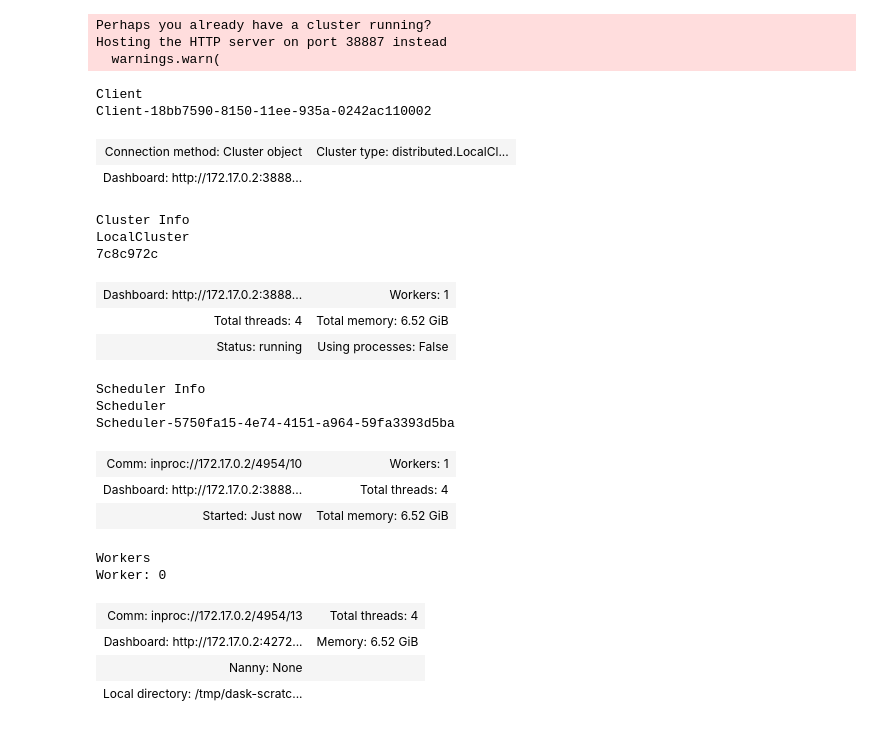
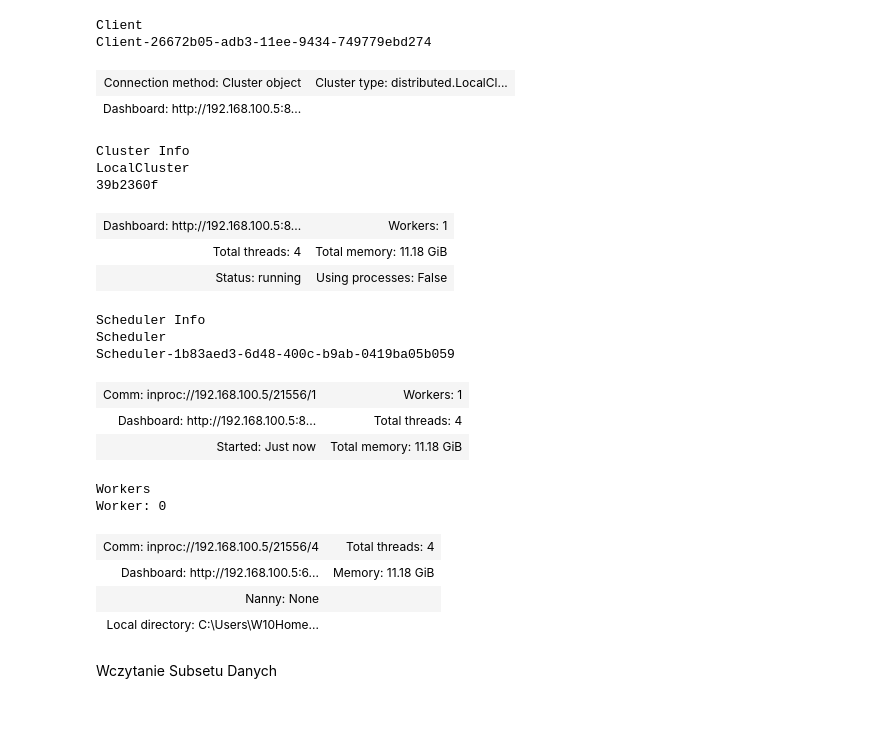
Before and after one commit to kubeeek/adzd-proj, a Jupyter notebook: base.ipynb, the cells around one changed output. Drawn from its saved outputs; the diff is of its cells as text; code cells hidden in the pictures.

Commit message:
local stage (#1)

```diff
--- a/base.ipynb
+++ b/base.ipynb
@@ -17,34 +10,31 @@ Requirement already satisfied: locket in /opt/conda/lib/python3.11/site-packages
 # %%
-from dask.distributed import Client, progress
-
 # Scale up: connect to your own cluster with bmore resources
 # see http://dask.pydata.org/en/latest/setup.html
-client = Client(processes=False, threads_per_worker=4, n_workers=1, memory_limit='7GB')
+client = Client(processes=False, threads_per_worker=4, n_workers=1, memory_limit='12GB', silence_logs=logging.ERROR)
 client
 # %% [output]
-Perhaps you already have a cluster running?
-Hosting the HTTP server on port 38887 instead
-  warnings.warn(
+Client
+Client-26672b05-adb3-11ee-9434-749779ebd274
+| Connection method: Cluster object | Cluster type: distributed.LocalCl... |
+| Dashboard: http://192.168.100.5:8... |  |
-Client
-Client-18bb7590-8150-11ee-935a-0242ac110002
+Cluster Info
+LocalCluster
+39b2360f
-| Connection method: Cluster object | Cluster type: distributed.LocalCl... |
-| Dashboard: http://172.17.0.2:3888... |  |
+| Dashboard: http://192.168.100.5:8... | Workers: 1 |
+| Total threads: 4 | Total memory: 11.18 GiB |
+| Status: running | Using processes: False |
-Cluster Info
-LocalCluster
-7c8c972c
+Scheduler Info
+Scheduler
+Scheduler-1b83aed3-6d48-400c-b9ab-0419ba05b059
-| Dashboard: http://172.17.0.2:3888... | Workers: 1 |
-| Total threads: 4 | Total memory: 6.52 GiB |
-| Status: running | Using processes: False |
+| Comm: inproc://192.168.100.5/21556/1 | Workers: 1 |
+| Dashboard: http://192.168.100.5:8... | Total threads: 4 |
+| Started: Just now | Total memory: 11.18 GiB |
-Scheduler Info
-Scheduler
-Scheduler-5750fa15-4e74-4151-a964-59fa3393d5ba
+Workers
+Worker: 0
-| Comm: inproc://172.17.0.2/4954/10 | Workers: 1 |
-| Dashboard: http://172.17.0.2:3888... | Total threads: 4 |
-| Started: Just now | Total memory: 6.52 GiB |
-Workers
-Worker: 0
-| Comm: inproc://172.17.0.2/4954/13 | Total threads: 4 |
-| Dashboard: http://172.17.0.2:4272... | Memory: 6.52 GiB |
+| Comm: inproc://192.168.100.5/21556/4 | Total threads: 4 |
+| Dashboard: http://192.168.100.5:6... | Memory: 11.18 GiB |
 | Nanny: None |  |
-| Local directory: /tmp/dask-scratc... |  |
+| Local directory: C:\Users\W10Home... |  |
+# %% [markdown]
+Wczytanie Subsetu Danych
 # %%
```
Also changed, not shown: parts of 24 cells of this notebook, 1 other file.
